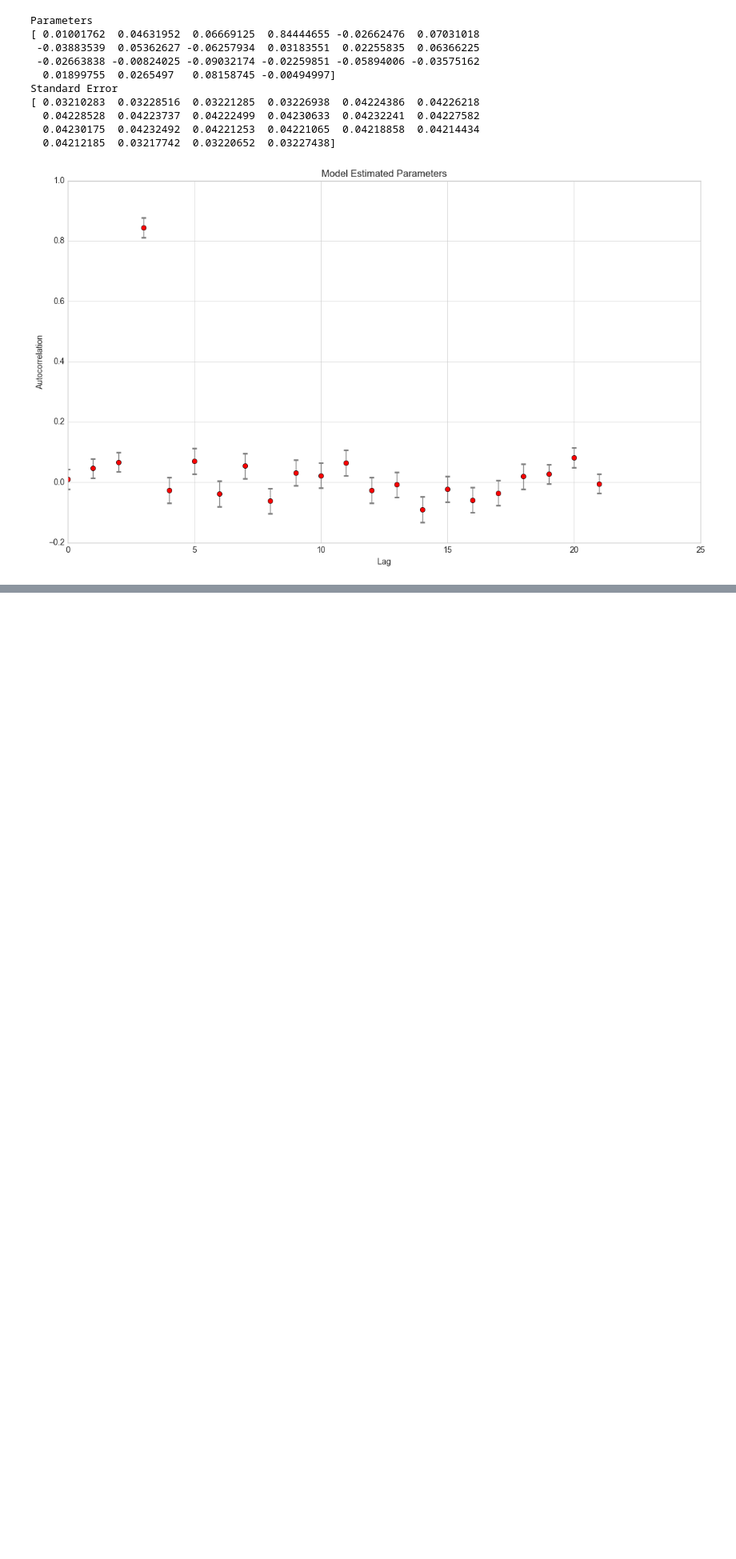
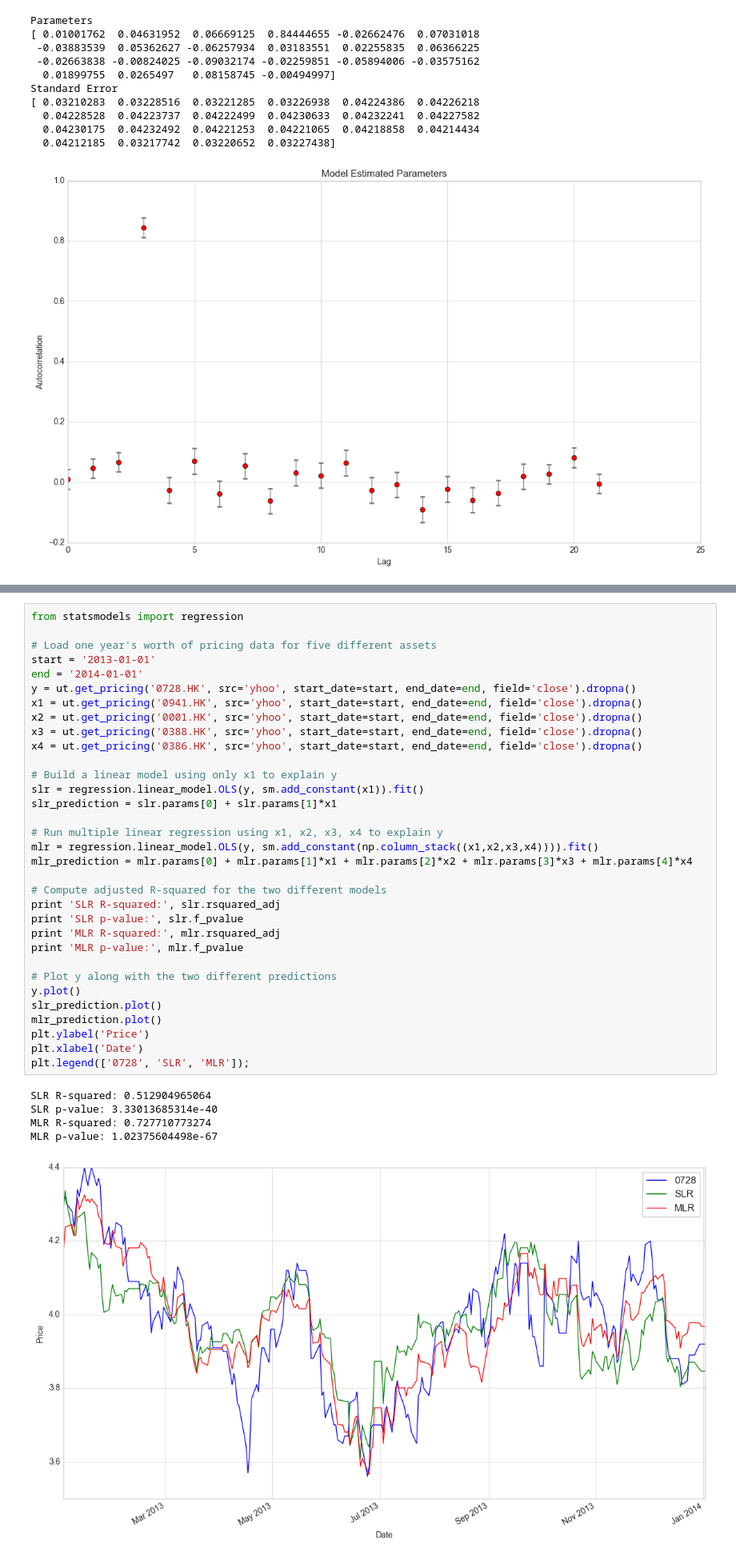
Before and after one commit to li-jeffrey/AlgoTrading-StatsModelling, a Jupyter notebook: Statistical analysis II.ipynb, the cells around one changed output, grey strips where cells are left out. Shown at 80% size. Drawn from its saved outputs; the diff is of its cells as text; blank space fills up the shorter version.

```diff
--- a/Statistical analysis II.ipynb
+++ b/Statistical analysis II.ipynb
@@ -240,0 +479,39 @@ Standard Error
+# %%
+from statsmodels import regression
+
+# Load one year's worth of pricing data for five different assets
+start = '2013-01-01'
+end = '2014-01-01'
+y = ut.get_pricing('0728.HK', src='yhoo', start_date=start, end_date=end, field='close').dropna()
+x1 = ut.get_pricing('0941.HK', src='yhoo', start_date=start, end_date=end, field='close').dropna()
+x2 = ut.get_pricing('0001.HK', src='yhoo', start_date=start, end_date=end, field='close').dropna()
+x3 = ut.get_pricing('0388.HK', src='yhoo', start_date=start, end_date=end, field='close').dropna()
+x4 = ut.get_pricing('0386.HK', src='yhoo', start_date=start, end_date=end, field='close').dropna()
+
+# Build a linear model using only x1 to explain y
+slr = regression.linear_model.OLS(y, sm.add_constant(x1)).fit()
+slr_prediction = slr.params[0] + slr.params[1]*x1
+
+# Run multiple linear regression using x1, x2, x3, x4 to explain y
+mlr = regression.linear_model.OLS(y, sm.add_constant(np.column_stack((x1,x2,x3,x4)))).fit()
+mlr_prediction = mlr.params[0] + mlr.params[1]*x1 + mlr.params[2]*x2 + mlr.params[3]*x3 + mlr.params[4]*x4
+
+# Compute adjusted R-squared for the two different models
+print 'SLR R-squared:', slr.rsquared_adj
+print 'SLR p-value:', slr.f_pvalue
+print 'MLR R-squared:', mlr.rsquared_adj
+print 'MLR p-value:', mlr.f_pvalue
+
+# Plot y along with the two different predictions
+y.plot()
+slr_prediction.plot()
+mlr_prediction.plot()
+plt.ylabel('Price')
+plt.xlabel('Date')
+plt.legend(['0728', 'SLR', 'MLR']);
+# %% [output]
+SLR R-squared: 0.512904965064
+SLR p-value: 3.33013685314e-40
+MLR R-squared: 0.727710773274
+MLR p-value: 1.02375604498e-67
+[figure, added]
```
Also changed, not shown: parts of 46 cells of this notebook, 4 other files.
